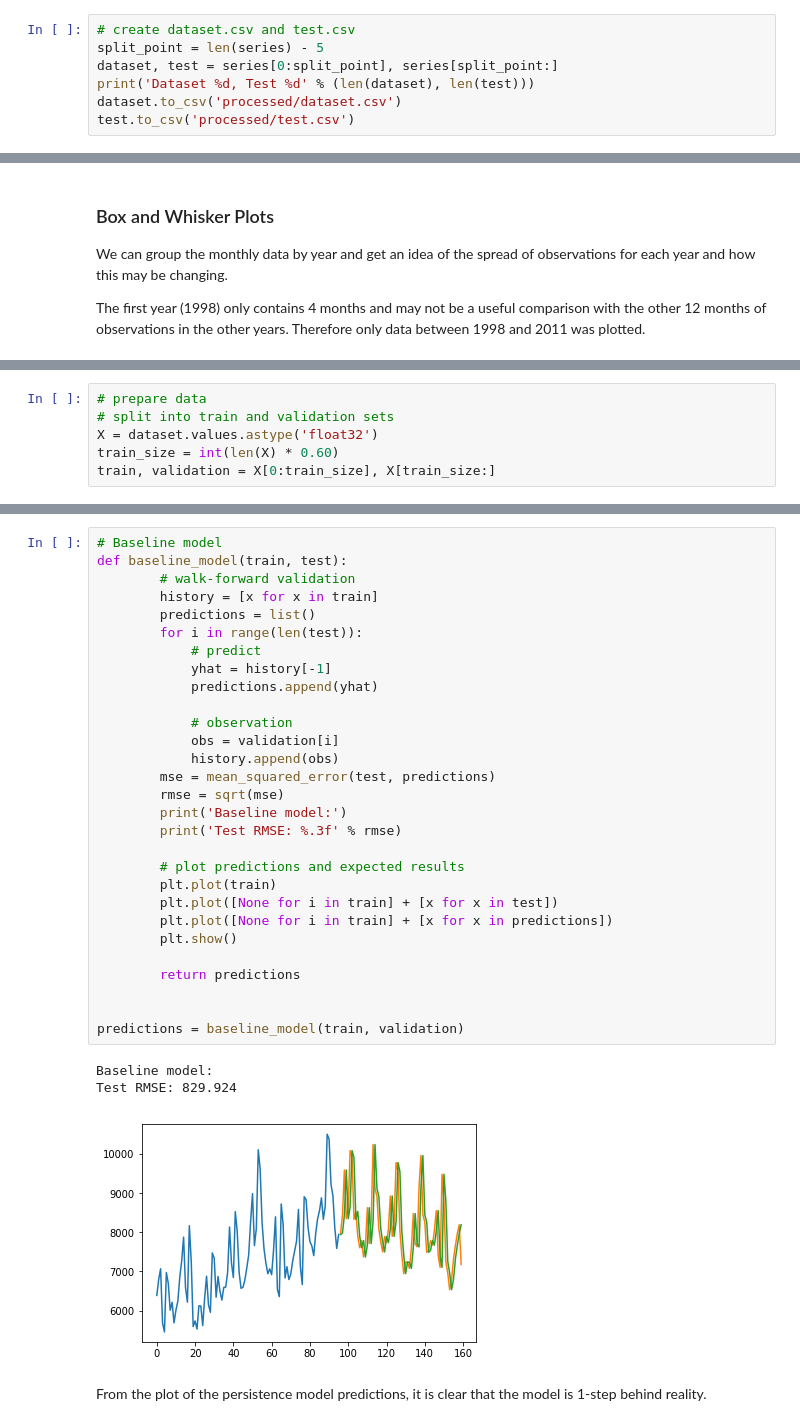
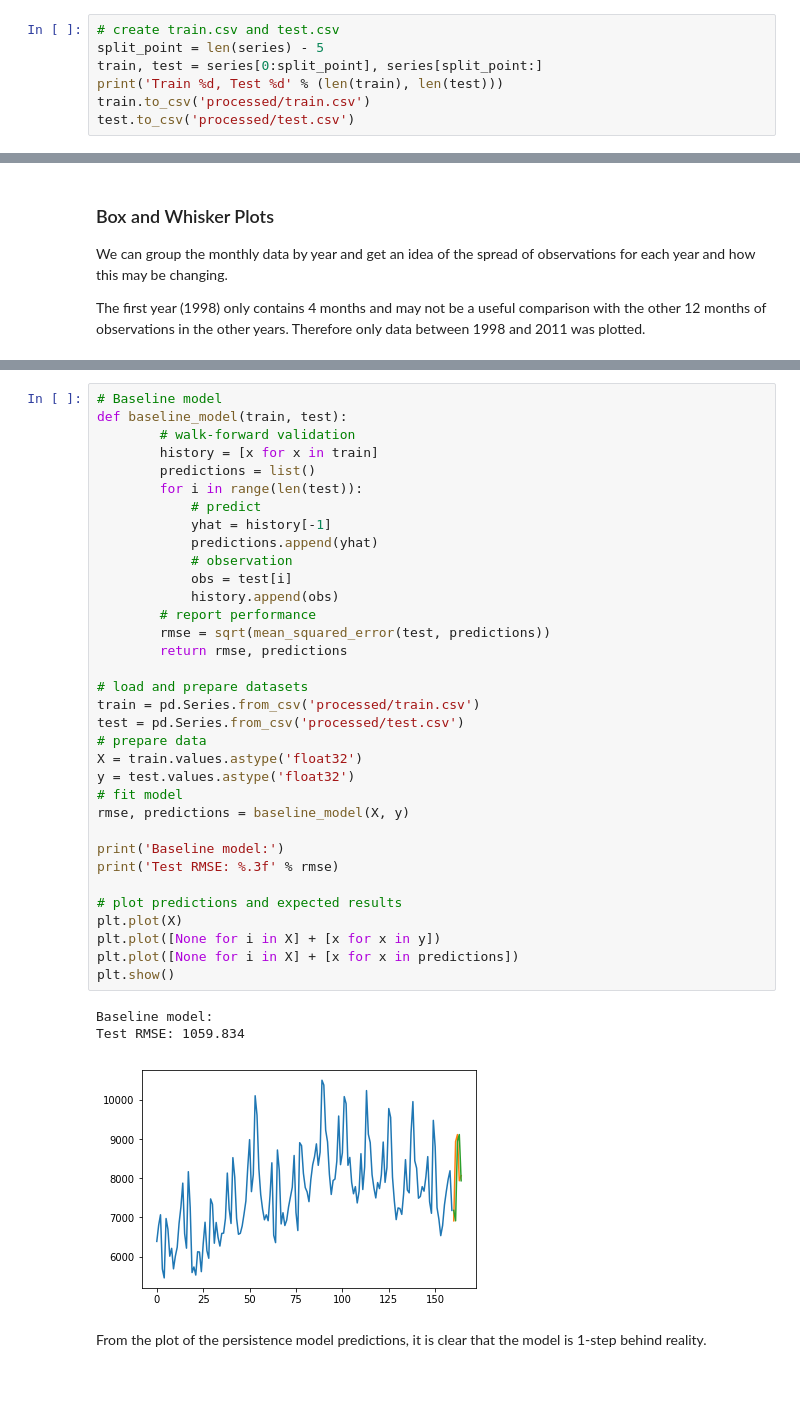
Before and after one commit to Erica-Tan/Average-number-of-business-visitors-in-New-Zealand, a Jupyter notebook: notebooks/NZVistors.ipynb, the cells around one changed output, grey strips where cells are left out. Cells and saved outputs as stored; diff of their text form; blank space fills up the shorter version.

```diff
--- a/notebooks/NZVistors.ipynb
+++ b/notebooks/NZVistors.ipynb
@@ -65,8 +64,8 @@ The code below will first split the original dataset into two, one for model dev
 # %%
-# create dataset.csv and test.csv
+# create train.csv and test.csv
 split_point = len(series) - 5
-dataset, test = series[0:split_point], series[split_point:]
-print('Dataset %d, Test %d' % (len(dataset), len(test)))
-dataset.to_csv('processed/dataset.csv')
+train, test = series[0:split_point], series[split_point:]
+print('Train %d, Test %d' % (len(train), len(test)))
+train.to_csv('processed/train.csv')
 test.to_csv('processed/test.csv')
 # %% [output]
@@ -177,7 +172 @@ Before building the model, we will convert the dataset to float32 in case the lo
-# %%
-# prepare data
-# split into train and validation sets
-X = dataset.values.astype('float32')
-train_size = int(len(X) * 0.60)
-train, validation = X[0:train_size], X[train_size:]
 # %% [markdown]
@@ -185,35 +176,40 @@ A baseline in forecast performance can provide a point of comparison. If a model
 # %%
 # Baseline model
 def baseline_model(train, test):
         # walk-forward validation
         history = [x for x in train]
         predictions = list()
         for i in range(len(test)):
             # predict
             yhat = history[-1]
             predictions.append(yhat)
+            # observation
+            obs = test[i]
+            history.append(obs)
+        # report performance
+        rmse = sqrt(mean_squared_error(test, predictions))
+        return rmse, predictions
 
-            # observation
-            obs = validation[i]
-            history.append(obs)
-        mse = mean_squared_error(test, predictions)
-        rmse = sqrt(mse)
-        print('Baseline model:')
-        print('Test RMSE: %.3f' % rmse)
+# load and prepare datasets
+train = pd.Series.from_csv('processed/train.csv')
+test = pd.Series.from_csv('processed/test.csv')
+# prepare data
+X = train.values.astype('float32')
+y = test.values.astype('float32')
+# fit model
+rmse, predictions = baseline_model(X, y)
 
-        # plot predictions and expected results
-        plt.plot(train)
-        plt.plot([None for i in train] + [x for x in test])
-        plt.plot([None for i in train] + [x for x in predictions])
-        plt.show()
+print('Baseline model:')
+print('Test RMSE: %.3f' % rmse)
 
-        return predictions
-
-
-predictions = baseline_model(train, validation)
+# plot predictions and expected results
+plt.plot(X)
+plt.plot([None for i in X] + [x for x in y])
+plt.plot([None for i in X] + [x for x in predictions])
+plt.show()
 # %% [output]
 Baseline model:
-Test RMSE: 829.924
+Test RMSE: 1059.834
-[figure, old version]
+[figure, new version]
 # %% [markdown]
 From the plot of the persistence model predictions, it is clear that the model is 1-step behind reality.
```
Also changed, not shown: parts of 38 cells of this notebook, 25 other files.
